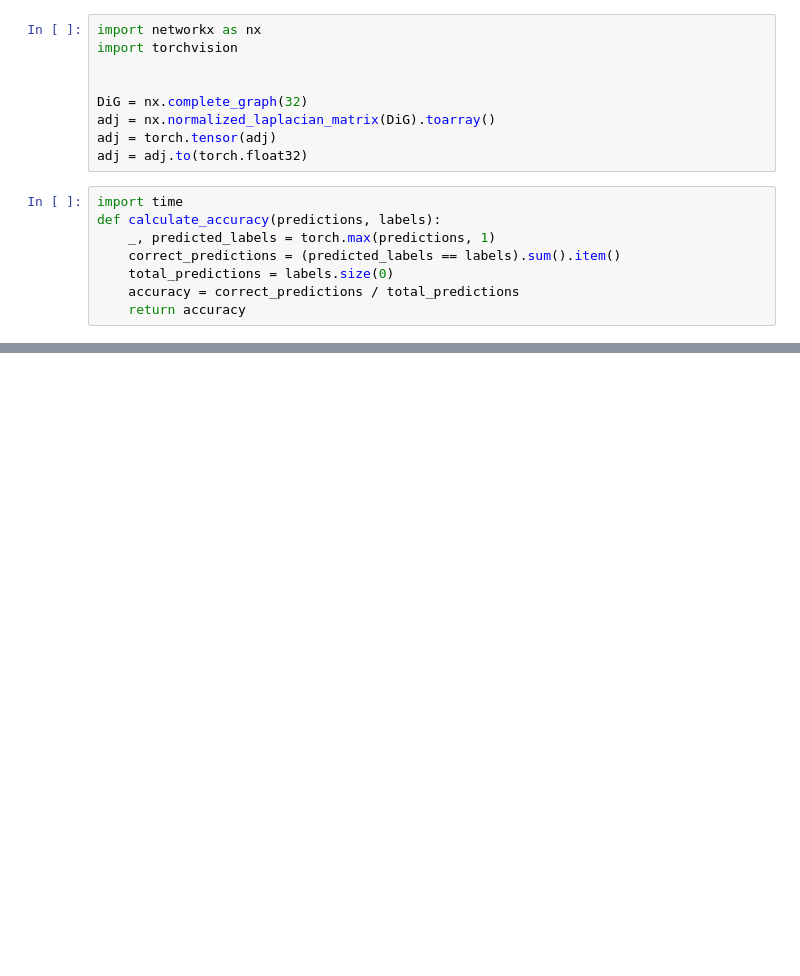
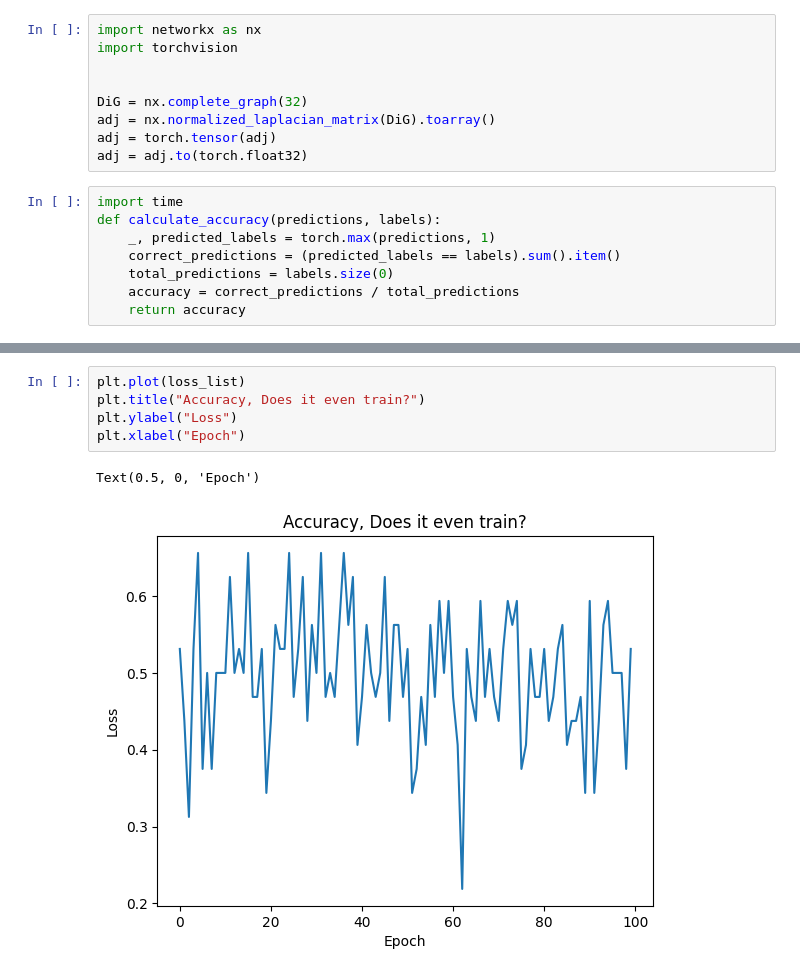
Before and after one commit to kaspargesII/AML_project_gnn, a Jupyter notebook: Load_Data_Philips_version.ipynb, the cells around one changed output, grey strips where cells are left out. Cells and saved outputs as stored; diff of their text form; blank space fills up the shorter version.

```diff
--- a/Load_Data_Philips_version.ipynb
+++ b/Load_Data_Philips_version.ipynb
@@ -774,0 +501,8 @@ fig.show()
+# %%
+plt.plot(loss_list)
+plt.title("Accuracy, Does it even train?")
+plt.ylabel("Loss")
+plt.xlabel("Epoch")
+# %% [output]
+Text(0.5, 0, 'Epoch')
+[figure, added]
```
Also changed, not shown: parts of 56 cells of this notebook.
